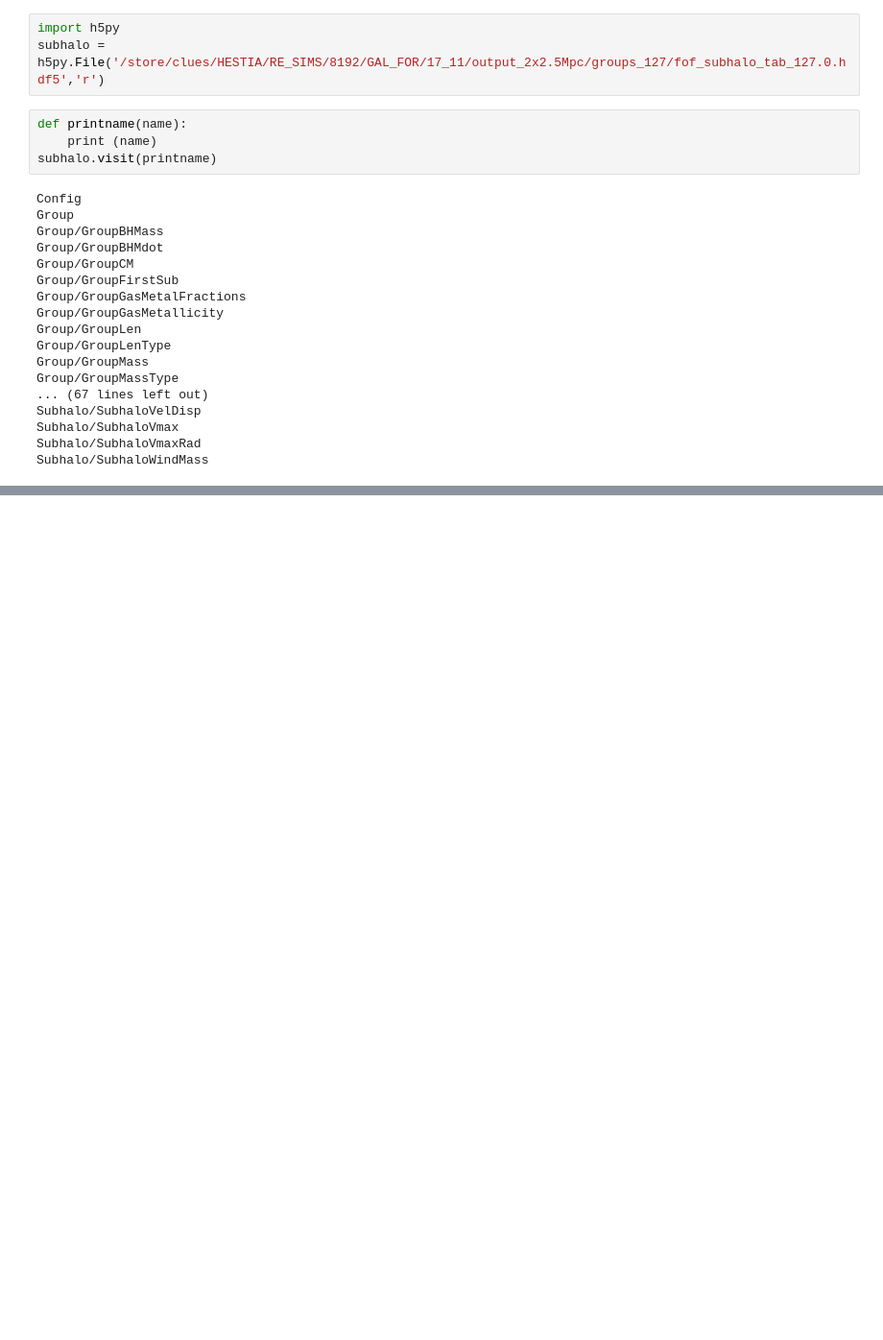
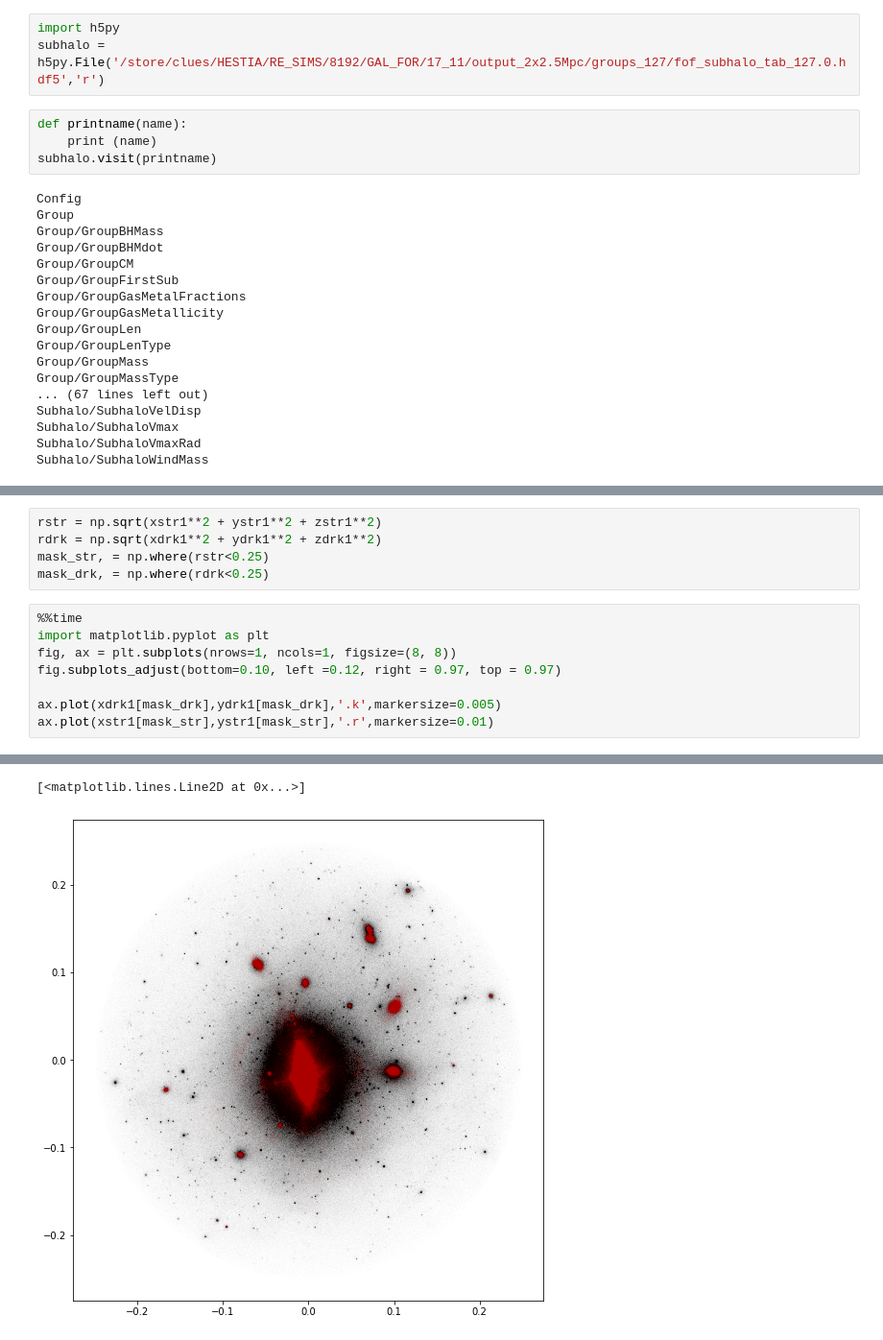
Before and after one commit to ornemarioni/gradients, a Jupyter notebook: programs/read_HESTIA.ipynb, the cells around one changed output, grey strips where cells are left out. Shown at 96% size. Drawn from its saved outputs; the diff is of its cells as text; blank space fills up the shorter version.

```diff
--- a/programs/read_HESTIA.ipynb
+++ b/programs/read_HESTIA.ipynb
@@ -236,0 +257,14 @@ print (mass[0:20])
+# %%
+rstr = np.sqrt(xstr1**2 + ystr1**2 + zstr1**2)
+rdrk = np.sqrt(xdrk1**2 + ydrk1**2 + zdrk1**2)
+mask_str, = np.where(rstr<0.25)
+mask_drk, = np.where(rdrk<0.25)
+# %%
+%%time
+import matplotlib.pyplot as plt
+fig, ax = plt.subplots(nrows=1, ncols=1, figsize=(8, 8))
+fig.subplots_adjust(bottom=0.10, left =0.12, right = 0.97, top = 0.97)
+
+ax.plot(xdrk1[mask_drk],ydrk1[mask_drk],'.k',markersize=0.005)
+ax.plot(xstr1[mask_str],ystr1[mask_str],'.r',markersize=0.01)
+# %% [output]
@@ -236,0 +273,2 @@ print (mass[0:20])
+[<matplotlib.lines.Line2D at 0x...>]
+[figure, added]
```
Also changed, not shown: parts of 50 cells of this notebook.
